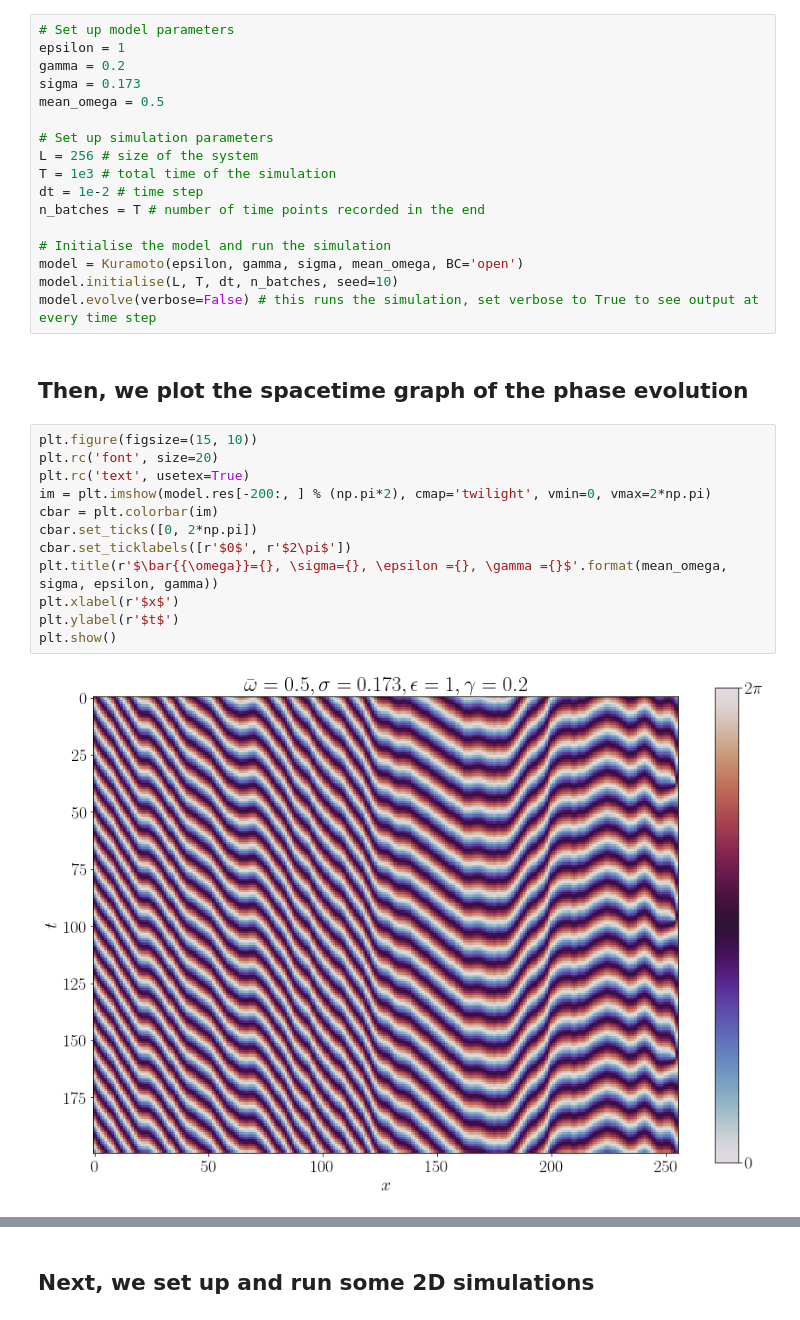
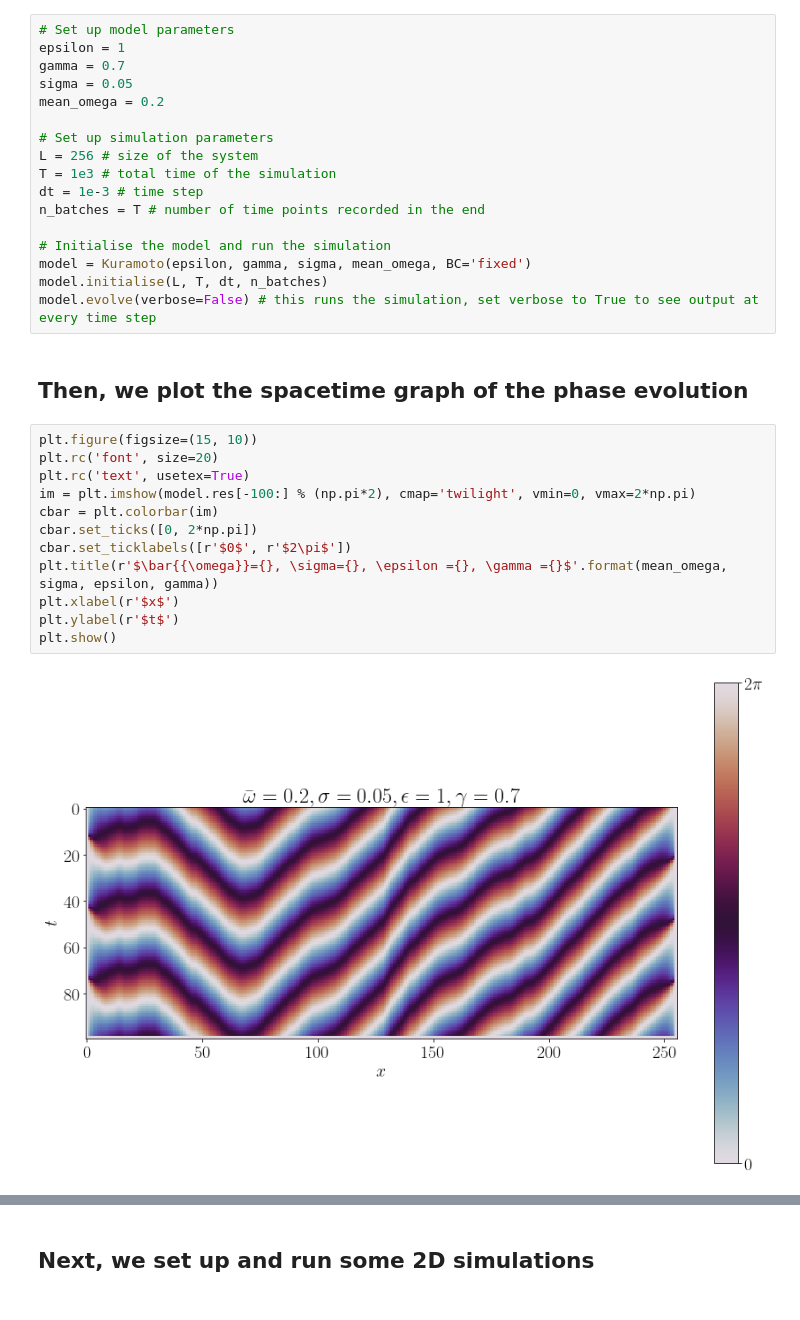
Before and after one commit to Irene-Li/kuramoto, a Jupyter notebook: kuramoto.ipynb, the cells around one changed output, grey strips where cells are left out. Drawn from its saved outputs; the diff is of its cells as text.

```diff
--- a/kuramoto.ipynb
+++ b/kuramoto.ipynb
@@ -15,35 +10,35 @@ or from the matplotlib source distribution
 # %%
 # Set up model parameters
 epsilon = 1
-gamma = 0.2
-sigma = 0.173
-mean_omega = 0.5
+gamma = 0.7
+sigma = 0.05
+mean_omega = 0.2
 
 # Set up simulation parameters
 L = 256 # size of the system
 T = 1e3 # total time of the simulation
-dt = 1e-2 # time step
+dt = 1e-3 # time step
 n_batches = T # number of time points recorded in the end
 
 # Initialise the model and run the simulation
-model = Kuramoto(epsilon, gamma, sigma, mean_omega, BC='open')
-model.initialise(L, T, dt, n_batches, seed=10)
+model = Kuramoto(epsilon, gamma, sigma, mean_omega, BC='fixed')
+model.initialise(L, T, dt, n_batches)
 model.evolve(verbose=False) # this runs the simulation, set verbose to True to see output at every time step
 # %% [markdown]
 ## Then, we plot the spacetime graph of the phase evolution
 # %%
 plt.figure(figsize=(15, 10))
 plt.rc('font', size=20)
 plt.rc('text', usetex=True)
-im = plt.imshow(model.res[-200:, ] % (np.pi*2), cmap='twilight', vmin=0, vmax=2*np.pi)
+im = plt.imshow(model.res[-100:] % (np.pi*2), cmap='twilight', vmin=0, vmax=2*np.pi)
 cbar = plt.colorbar(im)
 cbar.set_ticks([0, 2*np.pi])
 cbar.set_ticklabels([r'$0$', r'$2\pi$'])
 plt.title(r'$\bar{{\omega}}={}, \sigma={}, \epsilon ={}, \gamma ={}$'.format(mean_omega, sigma, epsilon, gamma))
 plt.xlabel(r'$x$')
 plt.ylabel(r'$t$')
 plt.show()
 # %% [output]
-[figure, old version]
+[figure, new version]
 # %%
 plt.figure(figsize=(15, 10))
```
Also changed, not shown: parts of 2 cells of this notebook, 4 other files.
